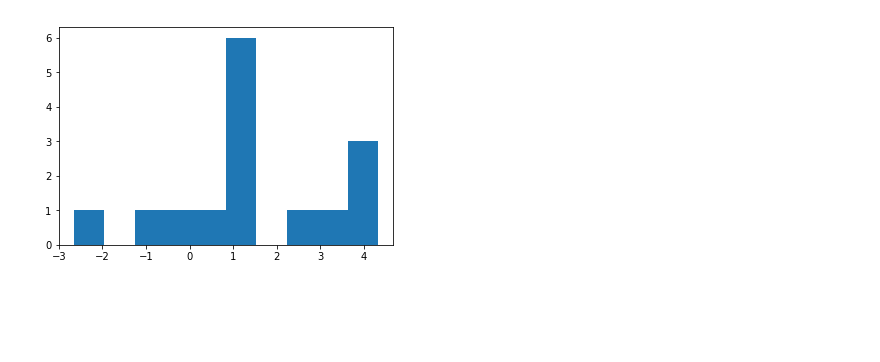
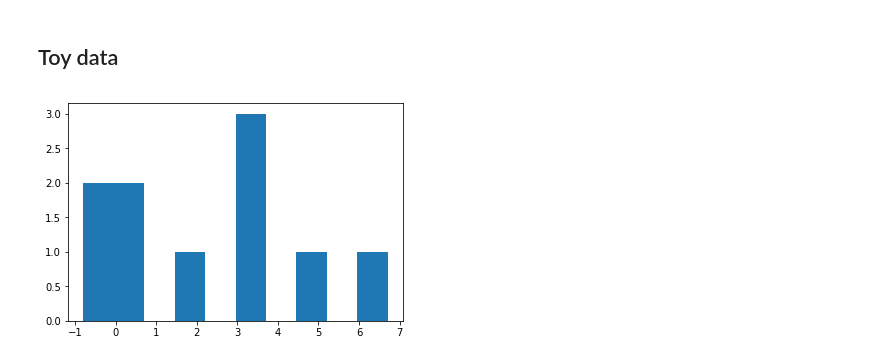
Before and after one commit to christiaanjs/phylo-hacking, a Jupyter notebook: cc/log-derivative.ipynb, the cells around one changed output. Saved outputs shown, nothing was run; the diff lists cells and outputs as text; code cells hidden in the pictures; blank space fills up the shorter version.

```diff
--- a/cc/log-derivative.ipynb
+++ b/cc/log-derivative.ipynb
@@ -8,12 +216,14 @@ import matplotlib.pyplot as plt
+# %% [markdown]
+## Toy data
 # %%
-n = 15
+n = 10
 p = np.array([0.2, 0.3, 0.5])
 x = np.arange(len(p))
 mus = np.array([0.0, 1.0, 4.0])
 assignments = np.random.choice(x, size=n, p=p)
 sd = 1
 y = np.random.normal(loc = mus[assignments], scale=sd)
 
 _ = plt.hist(y)
 # %% [output]
-[figure, old version]
+[figure, new version]
```
Also changed, not shown: parts of 28 cells of this notebook.
